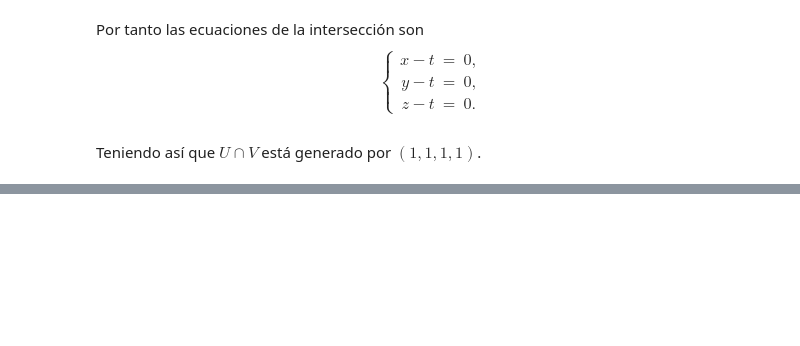
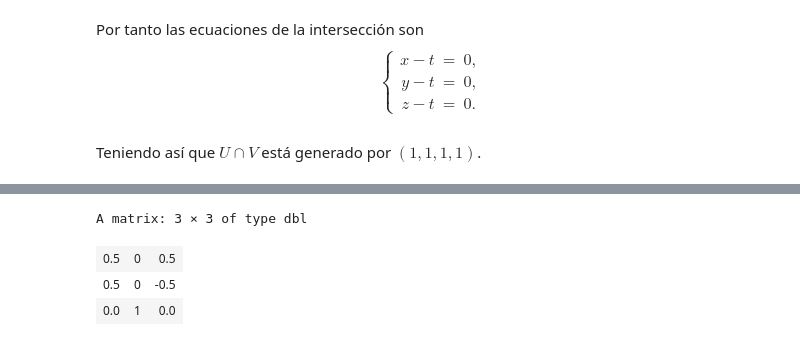
Before and after one commit to pedritomelenas/R-algebra-lineal, a Jupyter notebook: ALME-espacios-vectoriales.ipynb, the cells around one changed output, grey strips where cells are left out. Saved outputs shown, nothing was run; the diff lists cells and outputs as text; code cells hidden in the pictures; blank space fills up the shorter version.

```diff
--- a/ALME-espacios-vectoriales.ipynb
+++ b/ALME-espacios-vectoriales.ipynb
@@ -454,0 +564,7 @@ Teniendo así que $U\cap V$ está generado por $(1,1,1,1)$.
+# %%
+solve(cb)
+# %% [output]
+A matrix: 3 × 3 of type dbl
+| 0.5 | 0 | 0.5 |
+| 0.5 | 0 | -0.5 |
+| 0.0 | 1 | 0.0 |
```
Also changed, not shown: parts of 63 cells of this notebook.
